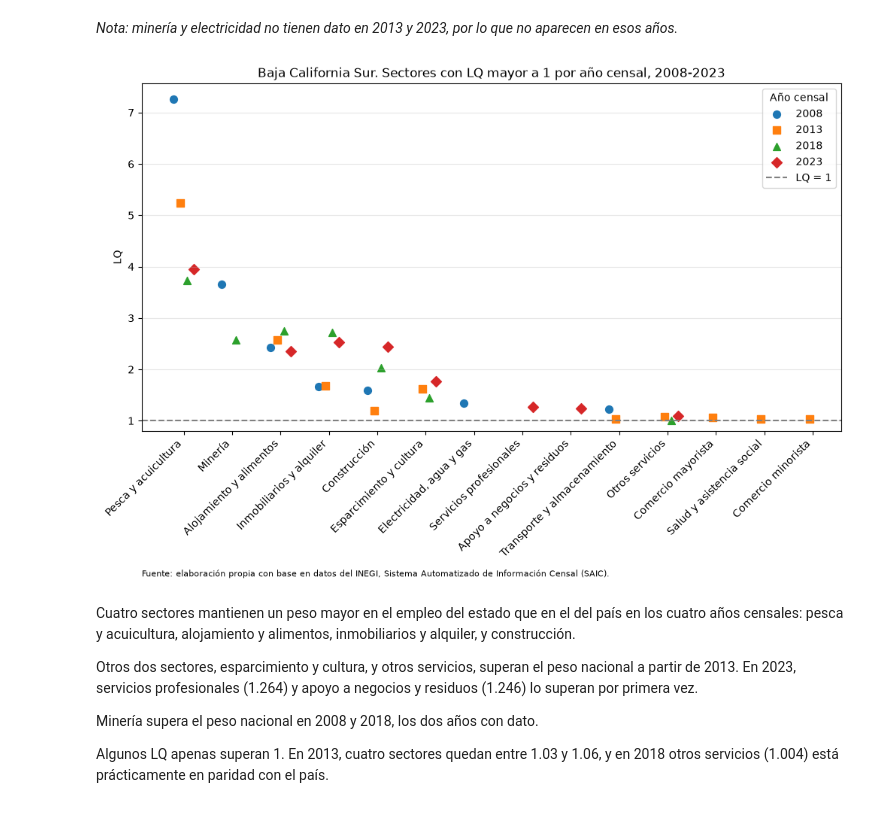
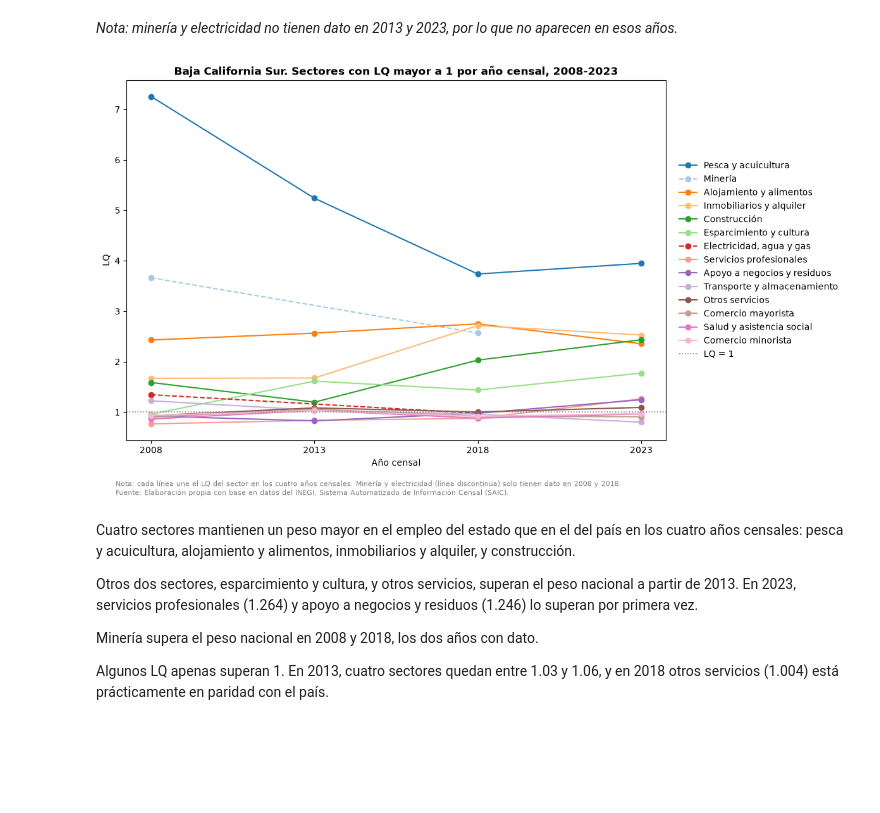
Before and after one commit to Jose-Castanedas/coeficiente_localizacion, a Jupyter notebook: notebook/coeficiente_localizacion_bcs.ipynb, the cells around one changed output. Saved outputs shown, nothing was run; the diff lists cells and outputs as text; code cells hidden in the pictures; blank space fills up the shorter version.

Commit message:
style: cambio del estilo de las gráficas

```diff
--- a/notebook/coeficiente_localizacion_bcs.ipynb
+++ b/notebook/coeficiente_localizacion_bcs.ipynb
@@ -491,51 +491,63 @@ tabla_lq
 # %% [markdown]
 *Nota: minería y electricidad no tienen dato en 2013 y 2023, por lo que no aparecen en esos años.*
 # %%
-# Gráfica 1. Sectores con LQ mayor a 1 por año censal, 2008-2023
+# Gráfica de la evolución del LQ de los sectores con LQ mayor a 1
 
-# 1. Conservar los sectores con LQ > 1 en al menos un año (el resto queda en NaN)
+# 1. Preparación de los datos
 
-lq_mayor_1 = lq.where(lq > 1).dropna(how='all')
+# 1.1. Sectores con LQ > 1 en al menos un año, de mayor a menor según su LQ máximo
 
-# 2. Ordenar de mayor a menor según el LQ máximo de cada sector
+lq_sectores = lq[(lq > 1).any(axis=1)]
+lq_sectores = lq_sectores.loc[lq_sectores.max(axis=1).sort_values(ascending=False).index]
 
-lq_mayor_1 = lq_mayor_1.loc[lq_mayor_1.max(axis=1).sort_values(ascending=False).index]
+# 1.2. Un color por sector
 
-# 3. Posición de cada sector, y desplazamiento, color y marcador de cada año
+colores = plt.cm.tab20(range(len(lq_sectores)))
 
-posiciones = range(len(lq_mayor_1))
-desplazamientos = [-0.21, -0.07, 0.07, 0.21]
-colores = ['tab:blue', 'tab:orange', 'tab:green', 'tab:red']
-marcadores = ['o', 's', '^', 'D']
+# 2. Crear la figura y la gráfica
 
-# 4. Crear la figura y dibujar un punto por sector y año
+fig, ax = plt.subplots(figsize=(12, 7))
 
-plt.figure(figsize=(12, 6))
+for (sector, fila), color in zip(lq_sectores.iterrows(), colores):
+    fila = fila.dropna()
+    estilo = '--' if len(fila) < len(lista_años) else '-'
+    ax.plot(fila.index, fila.values, linestyle=estilo, color=color, marker='o', linewidth=1.5, label=sector)
 
-for año, desplazamiento, color, marcador in zip(lista_años, desplazamientos, colores, marcadores):
-    x = [i + desplazamiento for i in posiciones]
-    plt.scatter(x, lq_mayor_1[año], color=color, marker=marcador, s=50, label=año)
+ax.axhline(1, linestyle=':', color='gray', linewidth=1.2, label='LQ = 1')
 
-# 5. Línea de referencia en LQ = 1
+ax.set_title('Baja California Sur. Sectores con LQ mayor a 1 por año censal, 2008-2023', fontsize=12, fontweight='bold')
 
-plt.axhline(1, linestyle='--', color='gray', label='LQ = 1')
+# 3. Configurar los ejes
 
-# 6. Ejes, título, cuadrícula, leyenda y fuente
+# 3.1. Eje X
 
-plt.xticks(posiciones, lq_mayor_1.index, rotation=45, ha='right')
-plt.ylim(bottom=0.8)
-plt.ylabel('LQ')
-plt.title('Baja California Sur. Sectores con LQ mayor a 1 por año censal, 2008-2023')
-plt.grid(axis='y', alpha=0.3)
-plt.legend(title='Año censal')
-plt.xlabel('Fuente: elaboración propia con base en datos del INEGI, Sistema Automatizado de Información Censal (SAIC).', loc='left', fontsize=8, labelpad=10)
+ax.set_xticks(lista_años)
+ax.set_xlabel('Año censal')
 
-# 7. Guardar y mostrar
+# 3.2. Eje Y
+
+ax.set_ylabel('LQ')
+
+# 4. Agregar leyenda
+
+ax.legend(loc='center left', bbox_to_anchor=(1.01, 0.5), frameon=False, fontsize=10)
+
+# 5. Agregar fuente y nota metodológica
+
+fig.text(0.03, 0.01, 'Fuente: Elaboración propia con base en datos del INEGI, Sistema Automatizado de Información Censal (SAIC).', fontsize=8, color='grey', ha='left')
+fig.text(0.03, 0.03, 'Nota: cada línea une el LQ del sector en los cuatro años censales. Minería y electricidad (línea discontinua) solo tienen dato en 2008 y 2018.', fontsize=8, color='grey', ha='left')
+
+plt.tight_layout(rect=[0, 0.05, 1, 1])
+
+# 6. Guardar gráfica en el directorio figures
 
 plt.savefig('../figures/grafica_01_lq_mayor_a_1.png', dpi=150, bbox_inches='tight')
+
+# 7. Mostrar gráfica
+
 plt.show()
 # %% [output]
-[figure, old version]
+[figure, new version]
 # %% [markdown]
 Cuatro sectores mantienen un peso mayor en el empleo del estado que en el del país en los cuatro años censales: pesca y acuicultura, alojamiento y alimentos, inmobiliarios y alquiler, y construcción.
 
```
Also changed, not shown: parts of 2 cells of this notebook, 3 other files.
